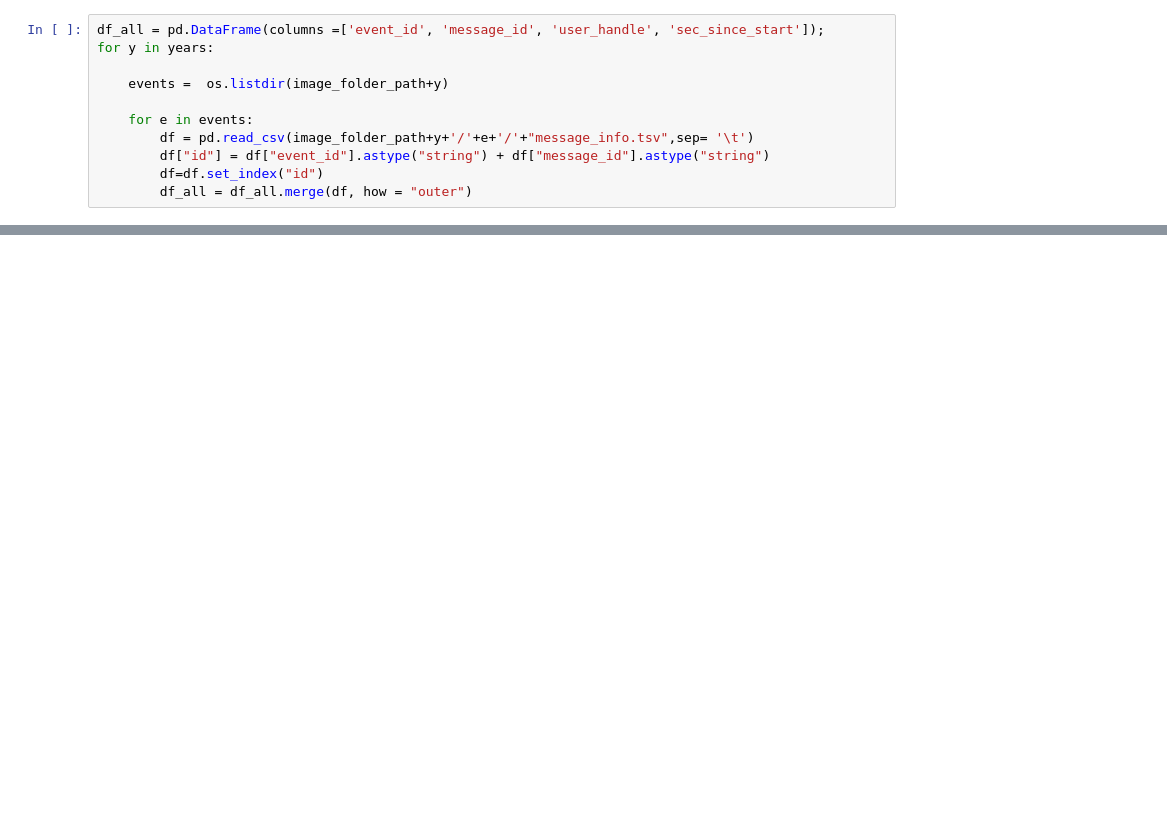
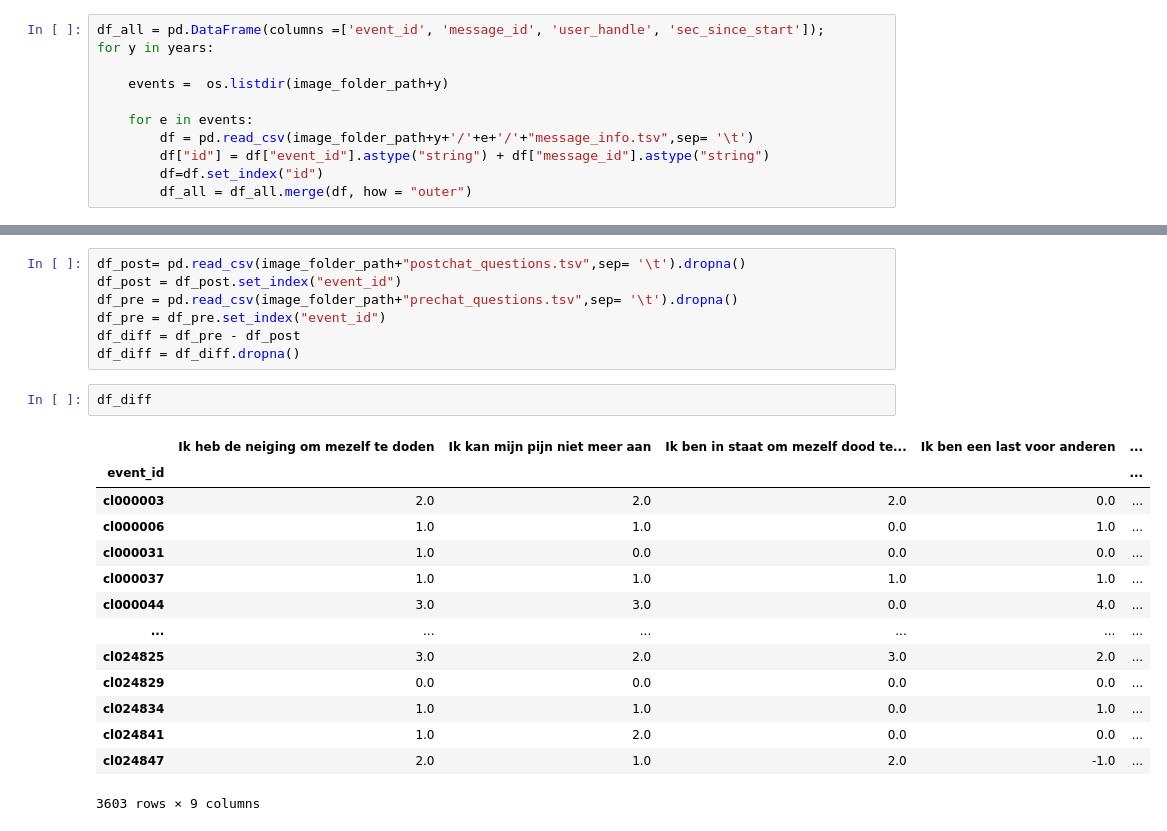
Before and after one commit to lougau92/MA2---Towards-real-time-support-for-a-suicide-prevention-hotline-operators-, a Jupyter notebook: EDA.ipynb, the cells around one changed output, grey strips where cells are left out. Cells and saved outputs as stored; diff of their text form; blank space fills up the shorter version.

Commit message:
eda chat questions

```diff
--- a/EDA.ipynb
+++ b/EDA.ipynb
@@ -61,0 +123,24 @@ df
+# %%
+df_post= pd.read_csv(image_folder_path+"postchat_questions.tsv",sep= '\t').dropna()
+df_post = df_post.set_index("event_id")
+df_pre = pd.read_csv(image_folder_path+"prechat_questions.tsv",sep= '\t').dropna()
+df_pre = df_pre.set_index("event_id")
+df_diff = df_pre - df_post
+df_diff = df_diff.dropna()
+# %%
+df_diff
+# %% [output]
+|  | Ik heb de neiging om mezelf te doden | Ik kan mijn pijn niet meer aan | Ik ben in staat om mezelf dood te... | Ik ben een last voor anderen | ... |
+| event_id |  |  |  |  | ... |
+| cl000003 | 2.0 | 2.0 | 2.0 | 0.0 | ... |
+| cl000006 | 1.0 | 1.0 | 0.0 | 1.0 | ... |
+| cl000031 | 1.0 | 0.0 | 0.0 | 0.0 | ... |
+| cl000037 | 1.0 | 1.0 | 1.0 | 1.0 | ... |
+| cl000044 | 3.0 | 3.0 | 0.0 | 4.0 | ... |
+| ... | ... | ... | ... | ... | ... |
+| cl024825 | 3.0 | 2.0 | 3.0 | 2.0 | ... |
+| cl024829 | 0.0 | 0.0 | 0.0 | 0.0 | ... |
+| cl024834 | 1.0 | 1.0 | 0.0 | 1.0 | ... |
+| cl024841 | 1.0 | 2.0 | 0.0 | 0.0 | ... |
+| cl024847 | 2.0 | 1.0 | 2.0 | -1.0 | ... |
+3603 rows × 9 columns
```
Also changed, not shown: parts of 16 cells of this notebook.
